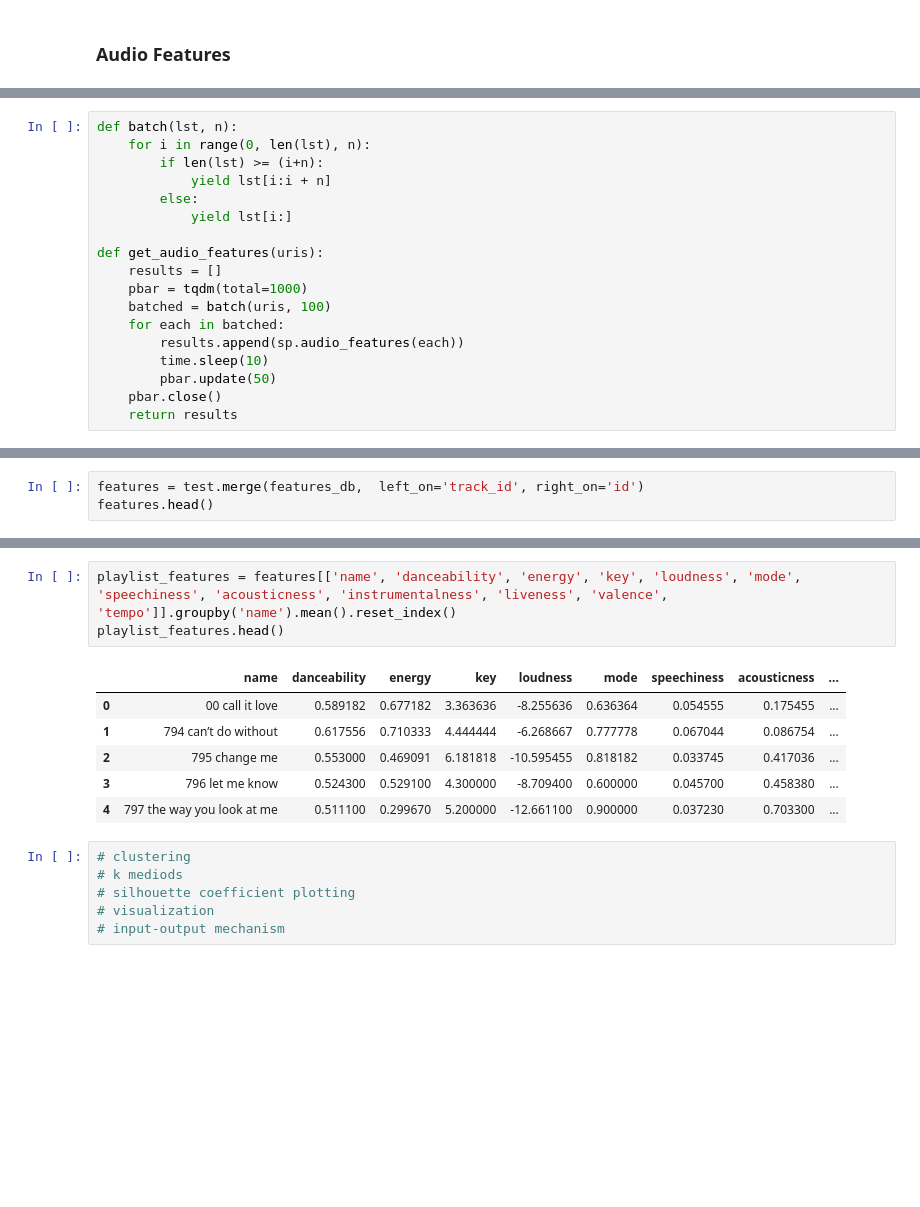
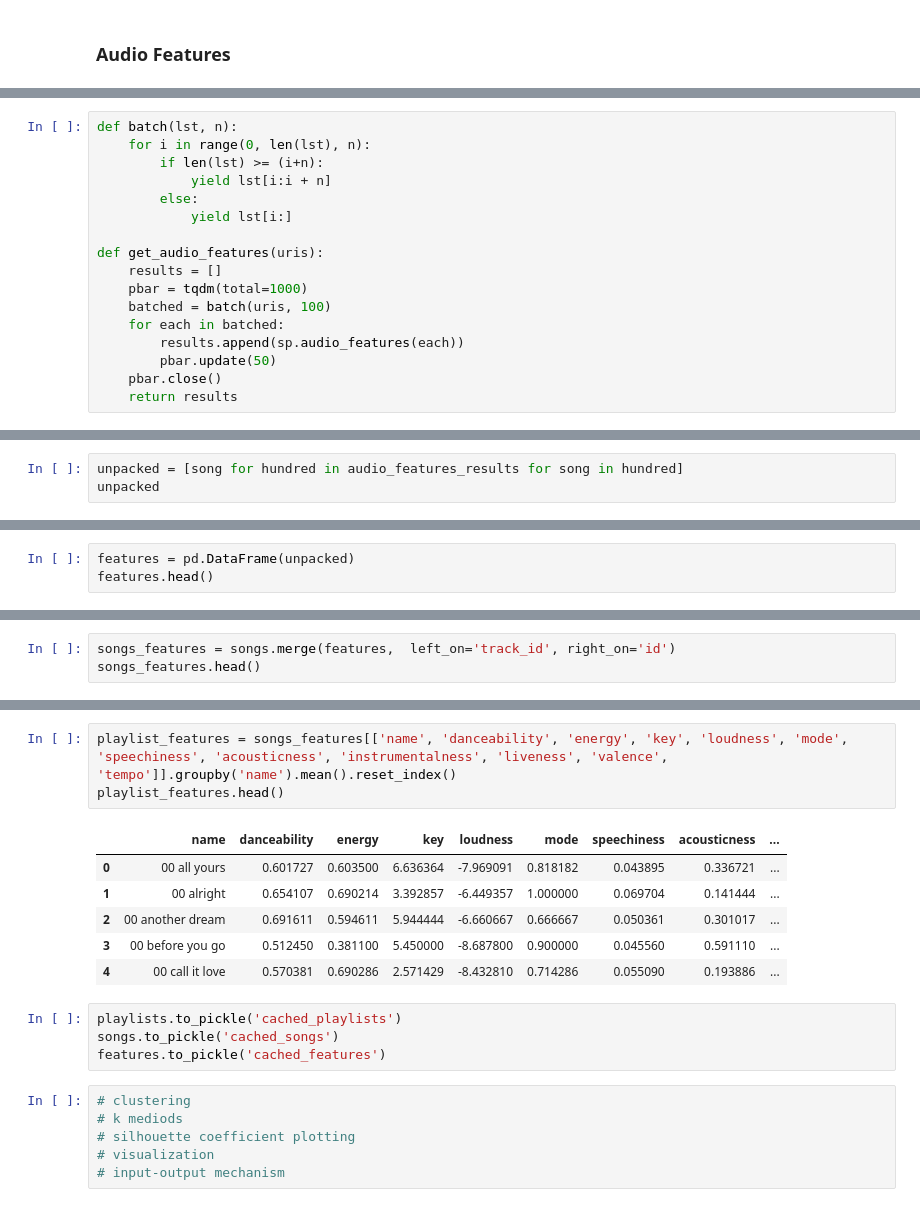
Before and after one commit to nightrainlily/turntable, a Jupyter notebook: main.ipynb, the cells around one changed output, grey strips where cells are left out. Saved outputs shown, nothing was run; the diff lists cells and outputs as text; blank space fills up the shorter version.

Commit message:
new caches, working on ML models

```diff
--- a/main.ipynb
+++ b/main.ipynb
@@ -196,7 +198,6 @@ def get_audio_features(uris):
     batched = batch(uris, 100)
     for each in batched:
         results.append(sp.audio_features(each))
-        time.sleep(10)
         pbar.update(50)
     pbar.close()
     return results
@@ -219,0 +206,3 @@ features_db.head()
+# %%
+unpacked = [song for hundred in audio_features_results for song in hundred]
+unpacked
@@ -219,0 +227,3 @@ features_db.head()
+# %%
+features = pd.DataFrame(unpacked)
+features.head()
@@ -220,5 +237,5 @@ features_db.head()
 # %%
-features = test.merge(features_db,  left_on='track_id', right_on='id')
-features.head()
+songs_features = songs.merge(features,  left_on='track_id', right_on='id')
+songs_features.head()
 # %% [output]
 |  | name | track_ids | track_names | id_x | image | zipp | track_name | track_id | danceability | ... |
@@ -230,14 +247,18 @@ features.head()
 5 rows × 26 columns
 # %%
-playlist_features = features[['name', 'danceability', 'energy', 'key', 'loudness', 'mode', 'speechiness', 'acousticness', 'instrumentalness', 'liveness', 'valence', 'tempo']].groupby('name').mean().reset_index()
+playlist_features = songs_features[['name', 'danceability', 'energy', 'key', 'loudness', 'mode', 'speechiness', 'acousticness', 'instrumentalness', 'liveness', 'valence', 'tempo']].groupby('name').mean().reset_index()
 playlist_features.head()
 # %% [output]
 |  | name | danceability | energy | key | loudness | mode | speechiness | acousticness | ... |
-| 0 | 00 call it love | 0.589182 | 0.677182 | 3.363636 | -8.255636 | 0.636364 | 0.054555 | 0.175455 | ... |
-| 1 | 794 can’t do without | 0.617556 | 0.710333 | 4.444444 | -6.268667 | 0.777778 | 0.067044 | 0.086754 | ... |
-| 2 | 795 change me | 0.553000 | 0.469091 | 6.181818 | -10.595455 | 0.818182 | 0.033745 | 0.417036 | ... |
-| 3 | 796 let me know | 0.524300 | 0.529100 | 4.300000 | -8.709400 | 0.600000 | 0.045700 | 0.458380 | ... |
-| 4 | 797 the way you look at me | 0.511100 | 0.299670 | 5.200000 | -12.661100 | 0.900000 | 0.037230 | 0.703300 | ... |
+| 0 | 00 all yours | 0.601727 | 0.603500 | 6.636364 | -7.969091 | 0.818182 | 0.043895 | 0.336721 | ... |
+| 1 | 00 alright | 0.654107 | 0.690214 | 3.392857 | -6.449357 | 1.000000 | 0.069704 | 0.141444 | ... |
+| 2 | 00 another dream | 0.691611 | 0.594611 | 5.944444 | -6.660667 | 0.666667 | 0.050361 | 0.301017 | ... |
+| 3 | 00 before you go | 0.512450 | 0.381100 | 5.450000 | -8.687800 | 0.900000 | 0.045560 | 0.591110 | ... |
+| 4 | 00 call it love | 0.570381 | 0.690286 | 2.571429 | -8.432810 | 0.714286 | 0.055090 | 0.193886 | ... |
+# %%
+playlists.to_pickle('cached_playlists')
+songs.to_pickle('cached_songs')
+features.to_pickle('cached_features')
 # %%
 # clustering
 # k mediods
```
Also changed, not shown: parts of 24 cells of this notebook, 4 other files.
